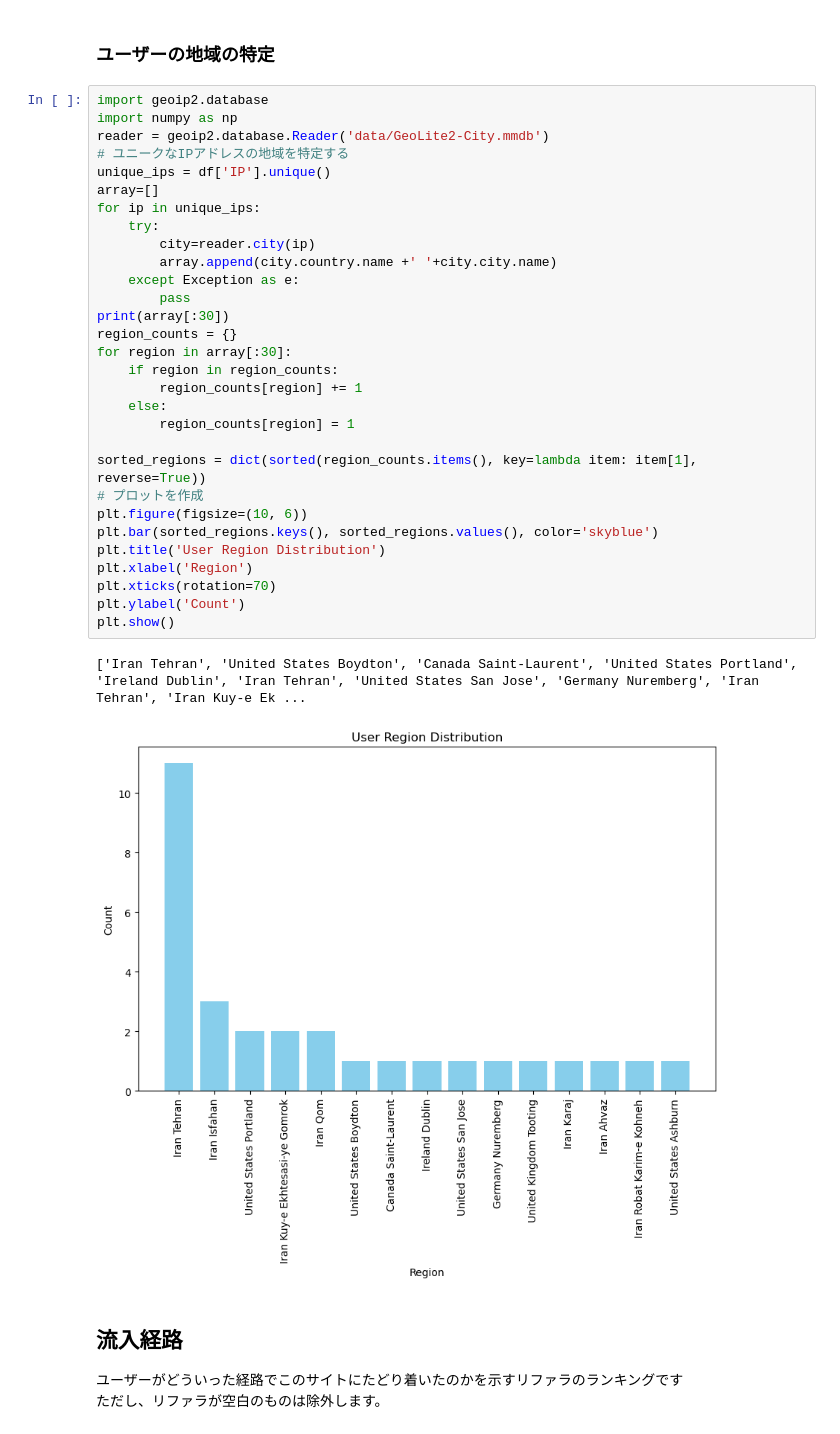
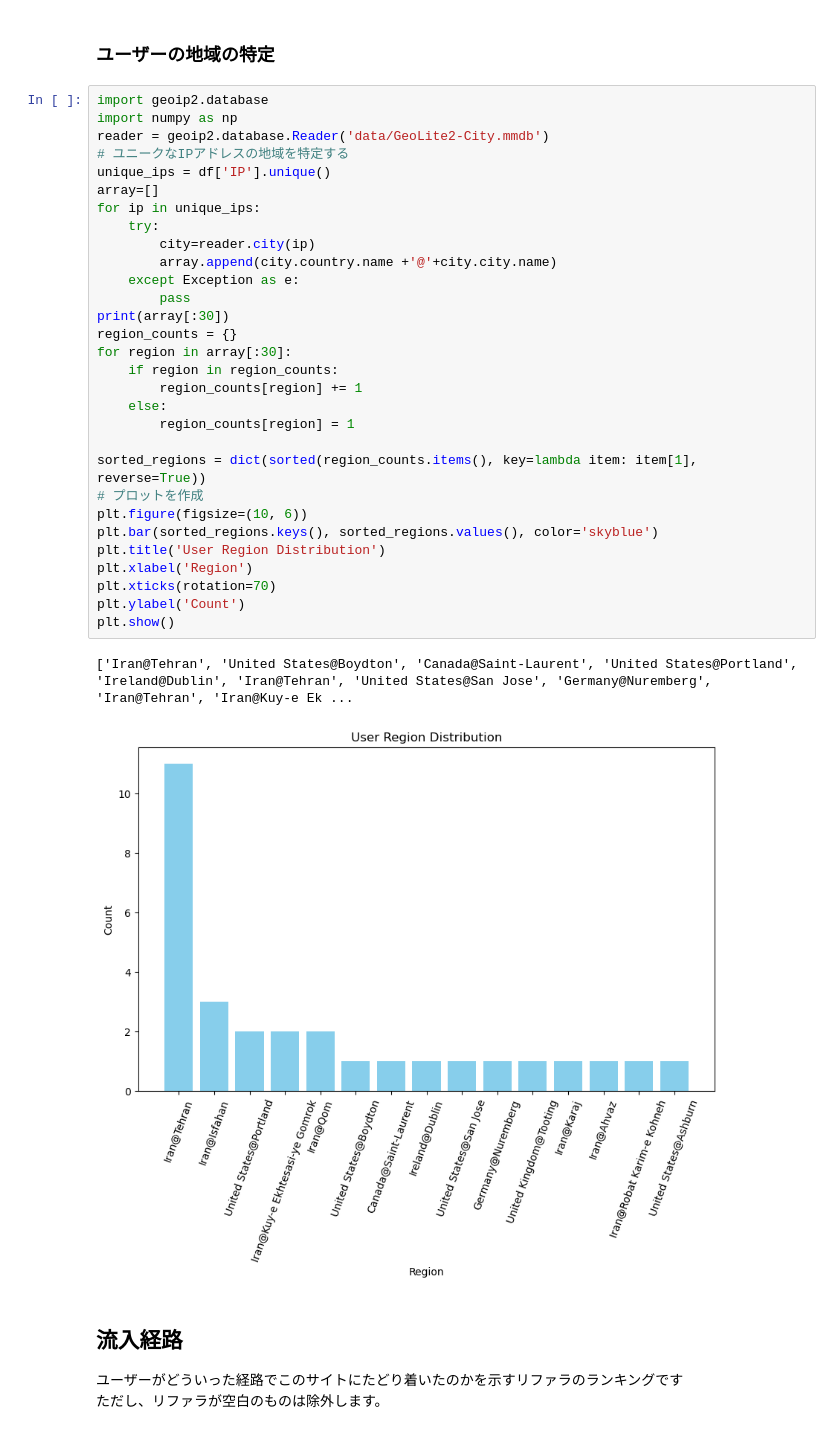
Before and after one commit to yutadd/Datascience_Server_Log, a Jupyter notebook: analyse.ipynb, the cells around one changed output. Drawn from its saved outputs; the diff is of its cells as text.

```diff
--- a/analyse.ipynb
+++ b/analyse.ipynb
@@ -200,36 +200,36 @@ plt.show()
 # %%
 import geoip2.database
 import numpy as np
 reader = geoip2.database.Reader('data/GeoLite2-City.mmdb')
 # ユニークなIPアドレスの地域を特定する
 unique_ips = df['IP'].unique()
 array=[]
 for ip in unique_ips:
     try:
         city=reader.city(ip)
-        array.append(city.country.name +' '+city.city.name)
+        array.append(city.country.name +'@'+city.city.name)
     except Exception as e:
         pass
 print(array[:30])
 region_counts = {}
 for region in array[:30]:
     if region in region_counts:
         region_counts[region] += 1
     else:
         region_counts[region] = 1
 
 sorted_regions = dict(sorted(region_counts.items(), key=lambda item: item[1], reverse=True))
 # プロットを作成
 plt.figure(figsize=(10, 6))
 plt.bar(sorted_regions.keys(), sorted_regions.values(), color='skyblue')
 plt.title('User Region Distribution')
 plt.xlabel('Region')
 plt.xticks(rotation=70)
 plt.ylabel('Count')
 plt.show()
 # %% [output]
-['Iran Tehran', 'United States Boydton', 'Canada Saint-Laurent', 'United States Portland', 'Ireland Dublin', 'Iran Tehran', 'United States San Jose', 'Germany Nuremberg', 'Iran Tehran', 'Iran Kuy-e Ek ...
+['Iran@Tehran', 'United States@Boydton', 'Canada@Saint-Laurent', 'United States@Portland', 'Ireland@Dublin', 'Iran@Tehran', 'United States@San Jose', 'Germany@Nuremberg', 'Iran@Tehran', 'Iran@Kuy-e Ek ...
-[figure, old version]
+[figure, new version]
 # %% [markdown]
 ## 流入経路
 ユーザーがどういった経路でこのサイトにたどり着いたのかを示すリファラのランキングです
```
Also changed, not shown: parts of 1 cell of this notebook.
